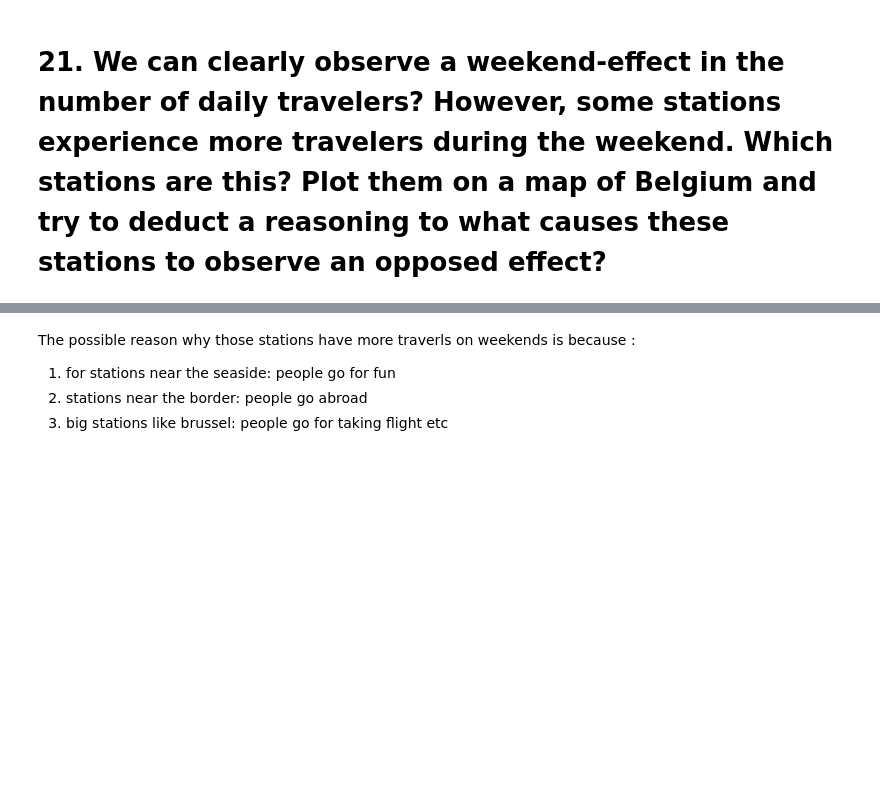
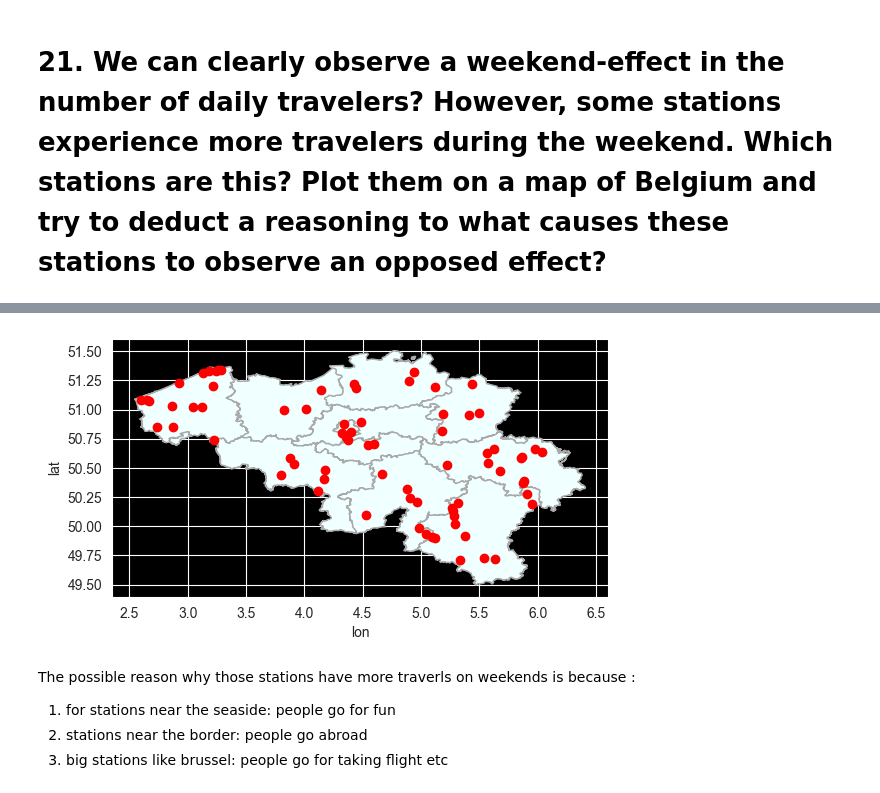
Before and after one commit to Seoyangsam/ACRM, a Jupyter notebook: src/Q21.ipynb, the cells around one changed output, grey strips where cells are left out. Drawn from its saved outputs; the diff is of its cells as text; code cells hidden in the pictures; blank space fills up the shorter version.

```diff
--- a/src/Q21.ipynb
+++ b/src/Q21.ipynb
@@ -56,15 +159,17 @@ gdf.plot()
 # %%
-map_be = gpd.read_file('./Data/Unprocessed/BELGIUM_-_Provinces/BELGIUM_-_Provinces.shp')
+map_be = data.provinces
 
 ax = map_be.plot(
     color='#F0FFFF', edgecolor='darkgrey')
 ax.patch.set_facecolor("black")
 
 # We can now plot those stations on the Belgium map
-gdf.plot(ax=ax, color='red')
+gdf.plot( ax=ax, color='red')
 plt.xlabel("lon")
 plt.ylabel("lat")
 plt.show()
+# %% [output]
+[figure, added]
 # %% [markdown]
 The possible reason why those stations have more traverls on weekends is because :
 1. for stations near the seaside: people go for fun
```
Also changed, not shown: parts of 22 cells of this notebook, 26 other files.
